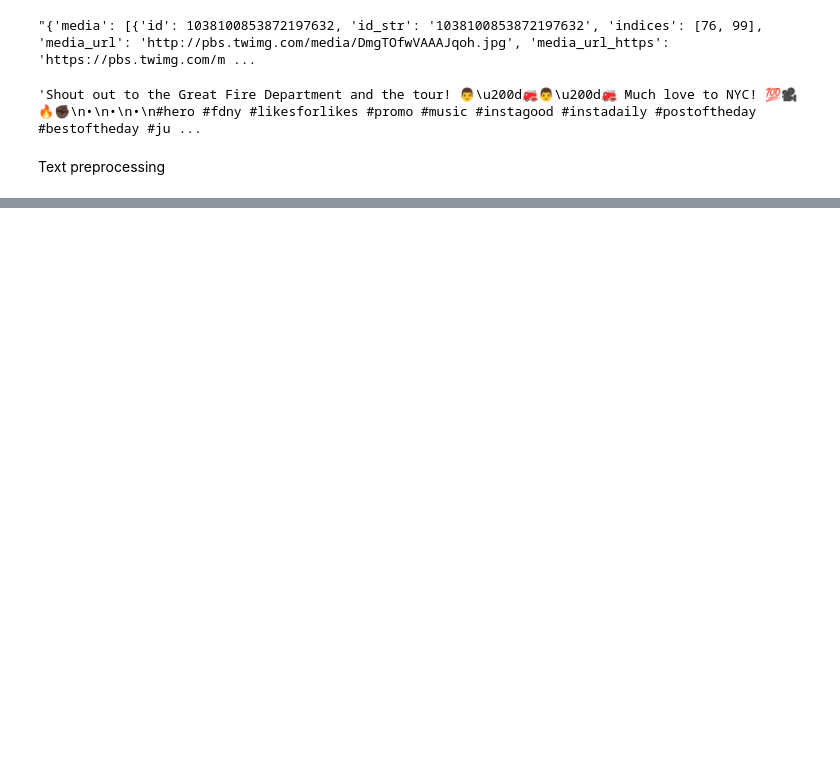
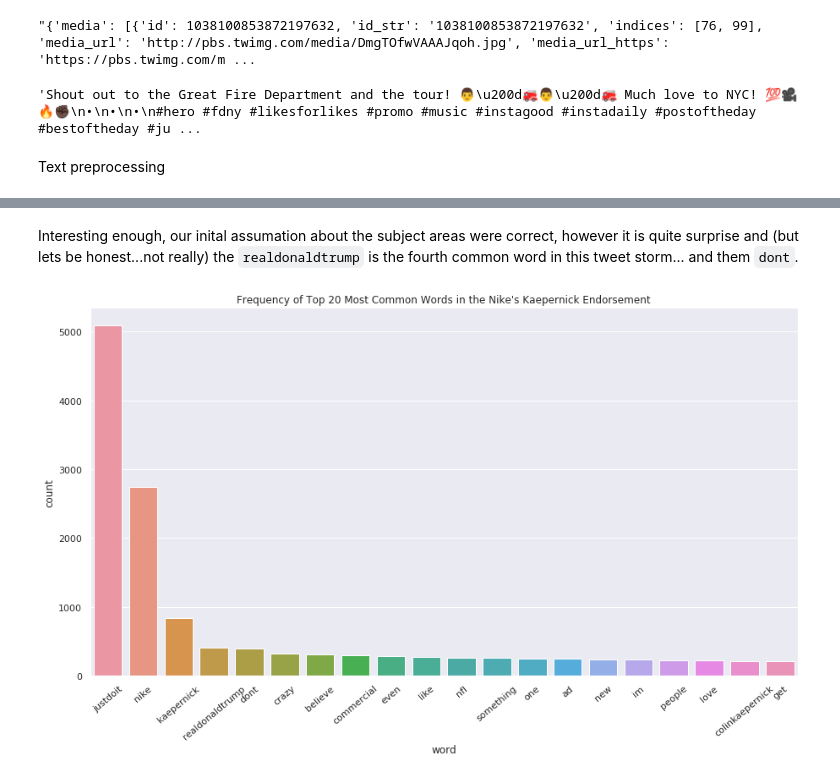
Before and after one commit to naivelogic/NFL-smarter-football, a Jupyter notebook: (dev) Tweeter Analysis on Nike's Kaepernick Endorsement.ipynb, the cells around one changed output, grey strips where cells are left out. Drawn from its saved outputs; the diff is of its cells as text; code cells hidden in the pictures; blank space fills up the shorter version.

```diff
--- a/(dev) Tweeter Analysis on Nike's Kaepernick Endorsement.ipynb
+++ b/(dev) Tweeter Analysis on Nike's Kaepernick Endorsement.ipynb
@@ -127,0 +168,3 @@ txt[19]
+# %%
+txt_count = pd.DataFrame(word_counts.most_common(20), columns=['word','count'])
+txt_count
@@ -127,0 +189,10 @@ txt[19]
+# %% [markdown]
+Interesting enough, our inital assumation about the subject areas were correct, however it is quite surprise and (but lets be honest...not really) the `realdonaldtrump` is the fourth common word in this tweet storm... and them `dont`.
+# %%
+fig = plt.figure(figsize=(15,8))
+ax = sns.barplot(x='word', y='count', data=txt_count)
+ax.set_xticklabels(labels=txt_count.word,rotation=40)
+plt.title("Frequency of Top 20 Most Common Words in the Nike's Kaepernick Endorsement")
+plt.show()
+# %% [output]
+[figure, added]
```
Also changed, not shown: parts of 14 cells of this notebook.
